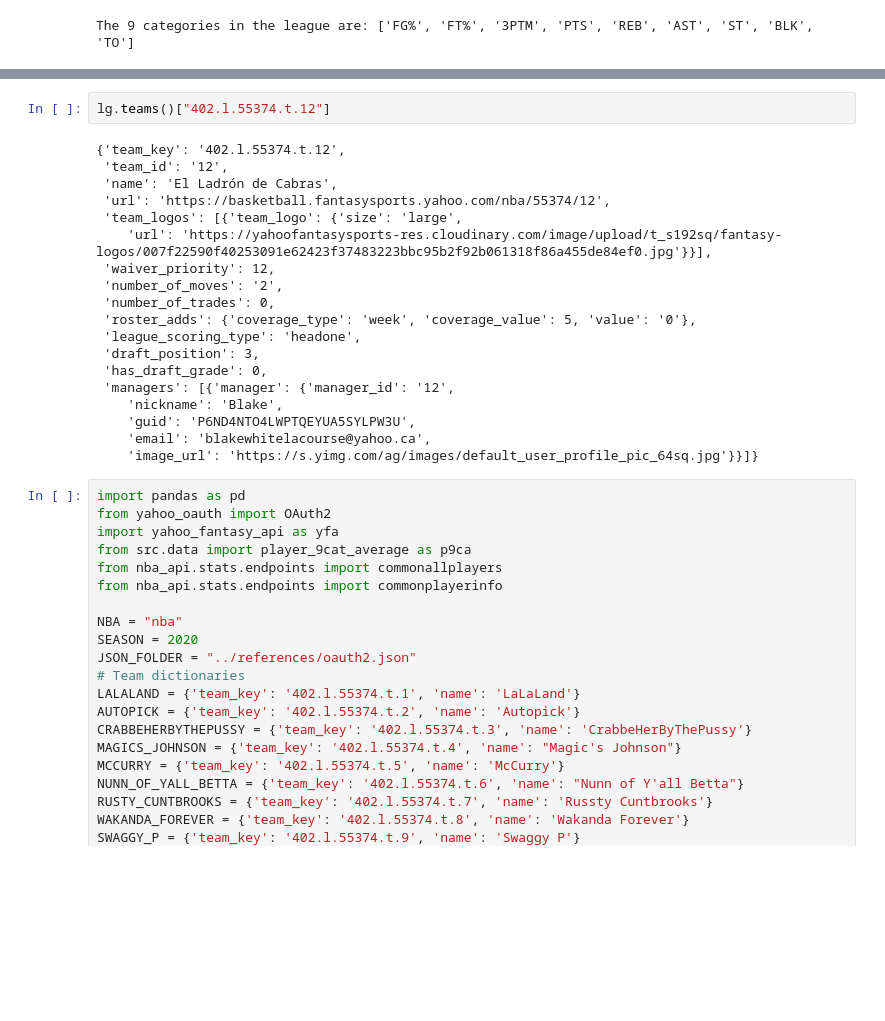
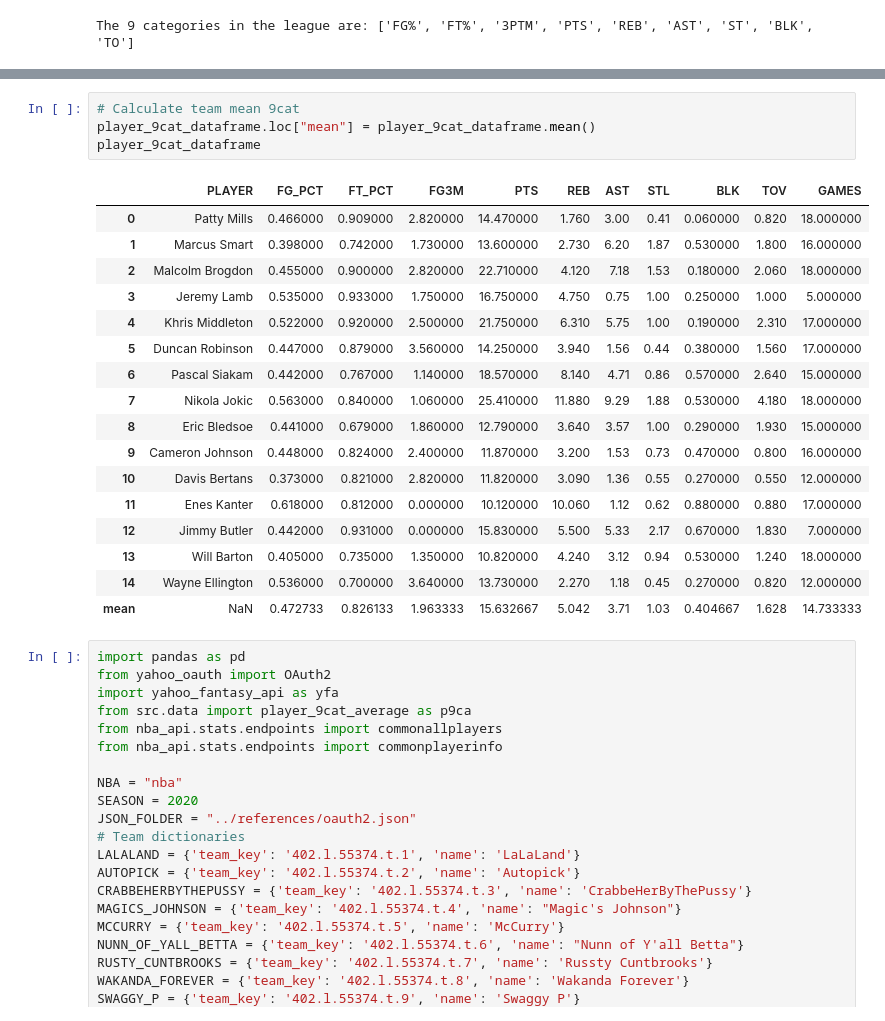
Before and after one commit to JaumeClave/waiver_wire_machine, a Jupyter notebook: notebooks/02_yahoo_fantasy_sports_api_exploration.ipynb, the cells around one changed output, grey strips where cells are left out. Saved outputs shown, nothing was run; the diff lists cells and outputs as text; blank space fills up the shorter version.

```diff
--- a/notebooks/02_yahoo_fantasy_sports_api_exploration.ipynb
+++ b/notebooks/02_yahoo_fantasy_sports_api_exploration.ipynb
@@ -259,24 +147,25 @@ test
-# %%
-lg.teams()["402.l.55374.t.12"]
-# %% [output]
-{'team_key': '402.l.55374.t.12',
- 'team_id': '12',
- 'name': 'El Ladrón de Cabras',
- 'url': 'https://basketball.fantasysports.yahoo.com/nba/55374/12',
- 'team_logos': [{'team_logo': {'size': 'large',
-    'url': 'https://yahoofantasysports-res.cloudinary.com/image/upload/t_s192sq/fantasy-logos/007f22590f40253091e62423f37483223bbc95b2f92b061318f86a455de84ef0.jpg'}}],
- 'waiver_priority': 12,
- 'number_of_moves': '2',
- 'number_of_trades': 0,
- 'roster_adds': {'coverage_type': 'week', 'coverage_value': 5, 'value': '0'},
- 'league_scoring_type': 'headone',
- 'draft_position': 3,
- 'has_draft_grade': 0,
- 'managers': [{'manager': {'manager_id': '12',
-    'nickname': 'Blake',
-    'guid': 'P6ND4NTO4LWPTQEYUA5SYLPW3U',
-    'email': 'blakewhitelacourse@yahoo.ca',
-    'image_url': 'https://s.yimg.com/ag/images/default_user_profile_pic_64sq.jpg'}}]}
+# %%
+# Calculate team mean 9cat
+player_9cat_dataframe.loc["mean"] = player_9cat_dataframe.mean()
+player_9cat_dataframe
+# %% [output]
+|  | PLAYER | FG_PCT | FT_PCT | FG3M | PTS | REB | AST | STL | BLK | TOV | GAMES |
+| 0 | Patty Mills | 0.466000 | 0.909000 | 2.820000 | 14.470000 | 1.760 | 3.00 | 0.41 | 0.060000 | 0.820 | 18.000000 |
+| 1 | Marcus Smart | 0.398000 | 0.742000 | 1.730000 | 13.600000 | 2.730 | 6.20 | 1.87 | 0.530000 | 1.800 | 16.000000 |
+| 2 | Malcolm Brogdon | 0.455000 | 0.900000 | 2.820000 | 22.710000 | 4.120 | 7.18 | 1.53 | 0.180000 | 2.060 | 18.000000 |
+| 3 | Jeremy Lamb | 0.535000 | 0.933000 | 1.750000 | 16.750000 | 4.750 | 0.75 | 1.00 | 0.250000 | 1.000 | 5.000000 |
+| 4 | Khris Middleton | 0.522000 | 0.920000 | 2.500000 | 21.750000 | 6.310 | 5.75 | 1.00 | 0.190000 | 2.310 | 17.000000 |
+| 5 | Duncan Robinson | 0.447000 | 0.879000 | 3.560000 | 14.250000 | 3.940 | 1.56 | 0.44 | 0.380000 | 1.560 | 17.000000 |
+| 6 | Pascal Siakam | 0.442000 | 0.767000 | 1.140000 | 18.570000 | 8.140 | 4.71 | 0.86 | 0.570000 | 2.640 | 15.000000 |
+| 7 | Nikola Jokic | 0.563000 | 0.840000 | 1.060000 | 25.410000 | 11.880 | 9.29 | 1.88 | 0.530000 | 4.180 | 18.000000 |
+| 8 | Eric Bledsoe | 0.441000 | 0.679000 | 1.860000 | 12.790000 | 3.640 | 3.57 | 1.00 | 0.290000 | 1.930 | 15.000000 |
+| 9 | Cameron Johnson | 0.448000 | 0.824000 | 2.400000 | 11.870000 | 3.200 | 1.53 | 0.73 | 0.470000 | 0.800 | 16.000000 |
+| 10 | Davis Bertans | 0.373000 | 0.821000 | 2.820000 | 11.820000 | 3.090 | 1.36 | 0.55 | 0.270000 | 0.550 | 12.000000 |
+| 11 | Enes Kanter | 0.618000 | 0.812000 | 0.000000 | 10.120000 | 10.060 | 1.12 | 0.62 | 0.880000 | 0.880 | 17.000000 |
+| 12 | Jimmy Butler | 0.442000 | 0.931000 | 0.000000 | 15.830000 | 5.500 | 5.33 | 2.17 | 0.670000 | 1.830 | 7.000000 |
+| 13 | Will Barton | 0.405000 | 0.735000 | 1.350000 | 10.820000 | 4.240 | 3.12 | 0.94 | 0.530000 | 1.240 | 18.000000 |
+| 14 | Wayne Ellington | 0.536000 | 0.700000 | 3.640000 | 13.730000 | 2.270 | 1.18 | 0.45 | 0.270000 | 0.820 | 12.000000 |
+| mean | NaN | 0.472733 | 0.826133 | 1.963333 | 15.632667 | 5.042 | 3.71 | 1.03 | 0.404667 | 1.628 | 14.733333 |
 # %%
 import pandas as pd
 from yahoo_oauth import OAuth2
```
Also changed, not shown: parts of 93 cells of this notebook, 2 other files.
